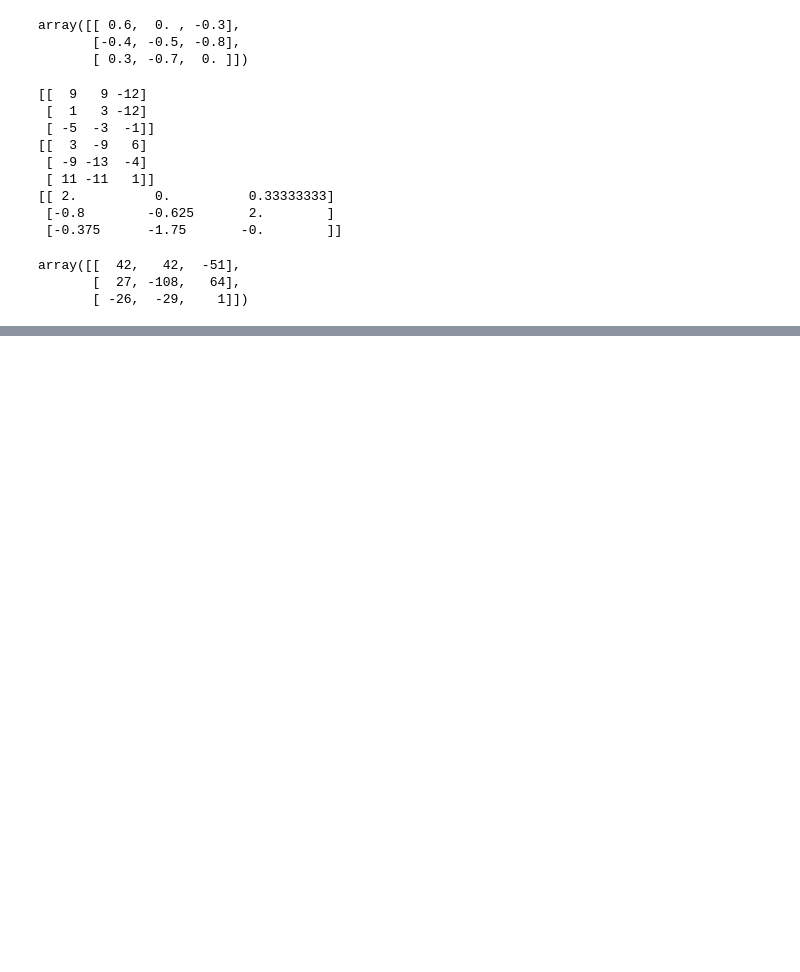
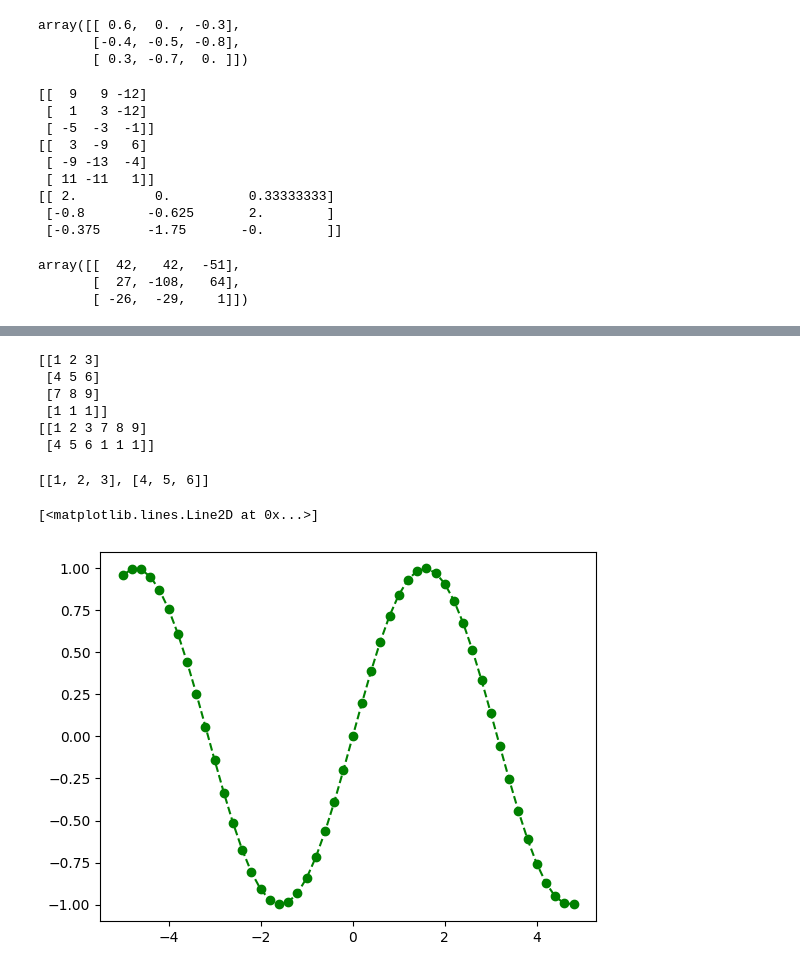
Before and after one commit to bhardwajexploit/Data-sciece-course-v1, a Jupyter notebook: data-analysis/numpy-basics.ipynb, the cells around one changed output, grey strips where cells are left out. Cells and saved outputs as stored; diff of their text form; code cells hidden in the pictures; blank space fills up the shorter version.

```diff
--- a/data-analysis/numpy-basics.ipynb
+++ b/data-analysis/numpy-basics.ipynb
@@ -145,0 +263,18 @@ array([[  42,   42,  -51],
+# %%
+#concatenate
+x1=np.array([[1,2,3],[4,5,6]])
+x2=np.array([[7,8,9],[1,1,1]])
+print(np.concatenate([x1,x2],axis=0))
+print(np.concatenate([x1,x2],axis=1))
+# %% [output]
+[[1 2 3]
+ [4 5 6]
+ [7 8 9]
+ [1 1 1]]
+[[1 2 3 7 8 9]
+ [4 5 6 1 1 1]]
+# %%
+# to list
+x1.tolist()
+# %% [output]
+[[1, 2, 3], [4, 5, 6]]
@@ -145,0 +286,7 @@ array([[  42,   42,  -51],
+# %%
+t = np.arange(-5, 5, .2)
+s1 = np.sin(t) # sine values of each item
+plt.plot(t, s1, 'go--') # red dots with dashed lines
+# %% [output]
+[<matplotlib.lines.Line2D at 0x...>]
+[figure, added]
```
Also changed, not shown: parts of 14 cells of this notebook, 1 other file.
